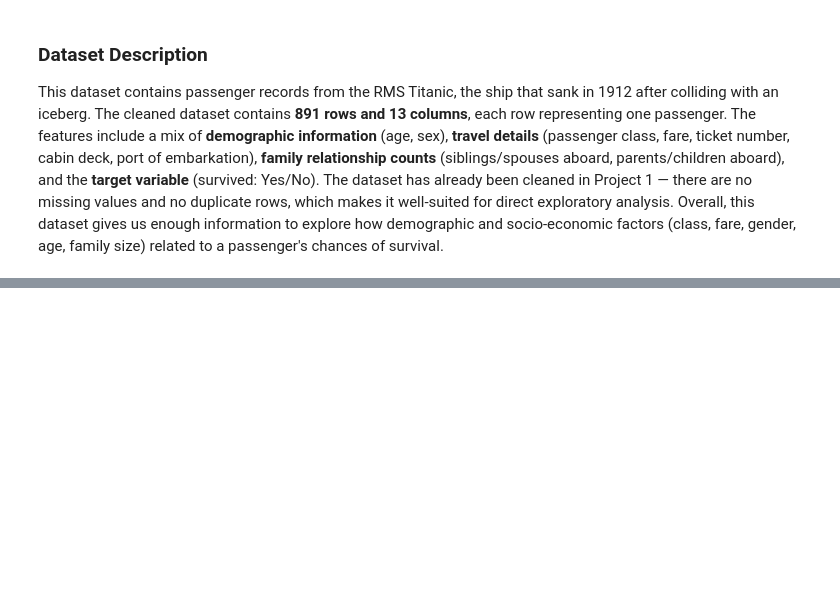
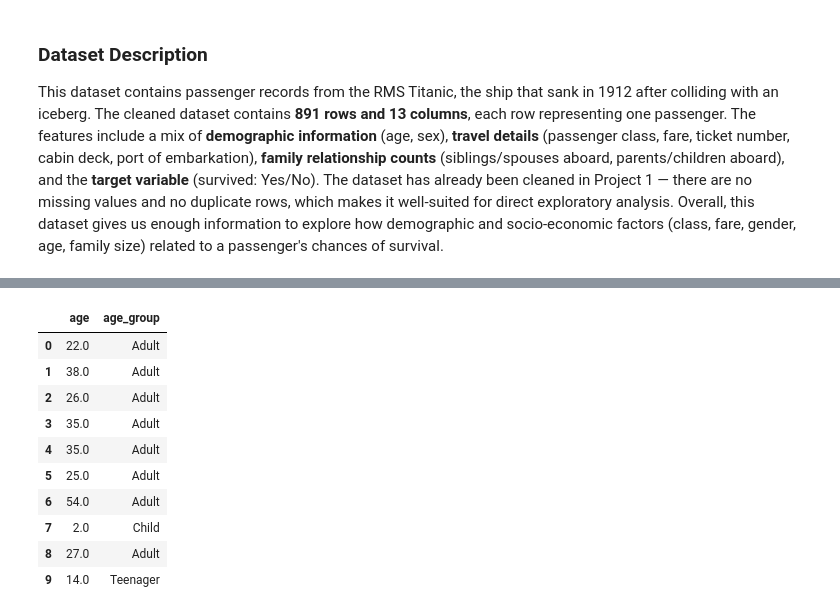
Before and after one commit to Aneesa254/Titanic-EDA-Weekly-Project, a Jupyter notebook: Titanic_EDA.ipynb, the cells around one changed output, grey strips where cells are left out. Saved outputs shown, nothing was run; the diff lists cells and outputs as text; code cells hidden in the pictures; blank space fills up the shorter version.

```diff
--- a/Titanic_EDA.ipynb
+++ b/Titanic_EDA.ipynb
@@ -191,0 +204,3 @@ analysis. Overall, this dataset gives us enough information to explore how demog
+# %%
+df['Family_Size'] = df['siblings_spouses_aboard'] + df['parents_children_aboard'] + 1
+df[['siblings_spouses_aboard', 'parents_children_aboard','Family_Size']].head()
@@ -191,0 +221,3 @@ analysis. Overall, this dataset gives us enough information to explore how demog
+# %%
+df['Is_alone'] = np.where(df['Family_Size'] == 1, 'Yes', 'No')
+df[['Family_Size', 'Is_alone']].head()
@@ -191,0 +242,32 @@ analysis. Overall, this dataset gives us enough information to explore how demog
+# %%
+def age_group(age):
+    if age < 13:
+        return 'Child'
+    elif age < 20:
+        return 'Teenager'
+    elif age < 60:
+        return 'Adult'
+    else:
+        return 'Senior Citizen'
+
+df['age_group'] = df['age'].apply(age_group)
+
+df['age_group'] = pd.Categorical(
+    df['age_group'],
+    categories=['Child', 'Teenager', 'Adult', 'Senior Citizen'],
+    ordered=True
+)
+
+df[['age', 'age_group']].head(10)
+# %% [output]
+|  | age | age_group |
+| 0 | 22.0 | Adult |
+| 1 | 38.0 | Adult |
+| 2 | 26.0 | Adult |
+| 3 | 35.0 | Adult |
+| 4 | 35.0 | Adult |
+| 5 | 25.0 | Adult |
+| 6 | 54.0 | Adult |
+| 7 | 2.0 | Child |
+| 8 | 27.0 | Adult |
+| 9 | 14.0 | Teenager |
```
Also changed, not shown: parts of 15 cells of this notebook.
